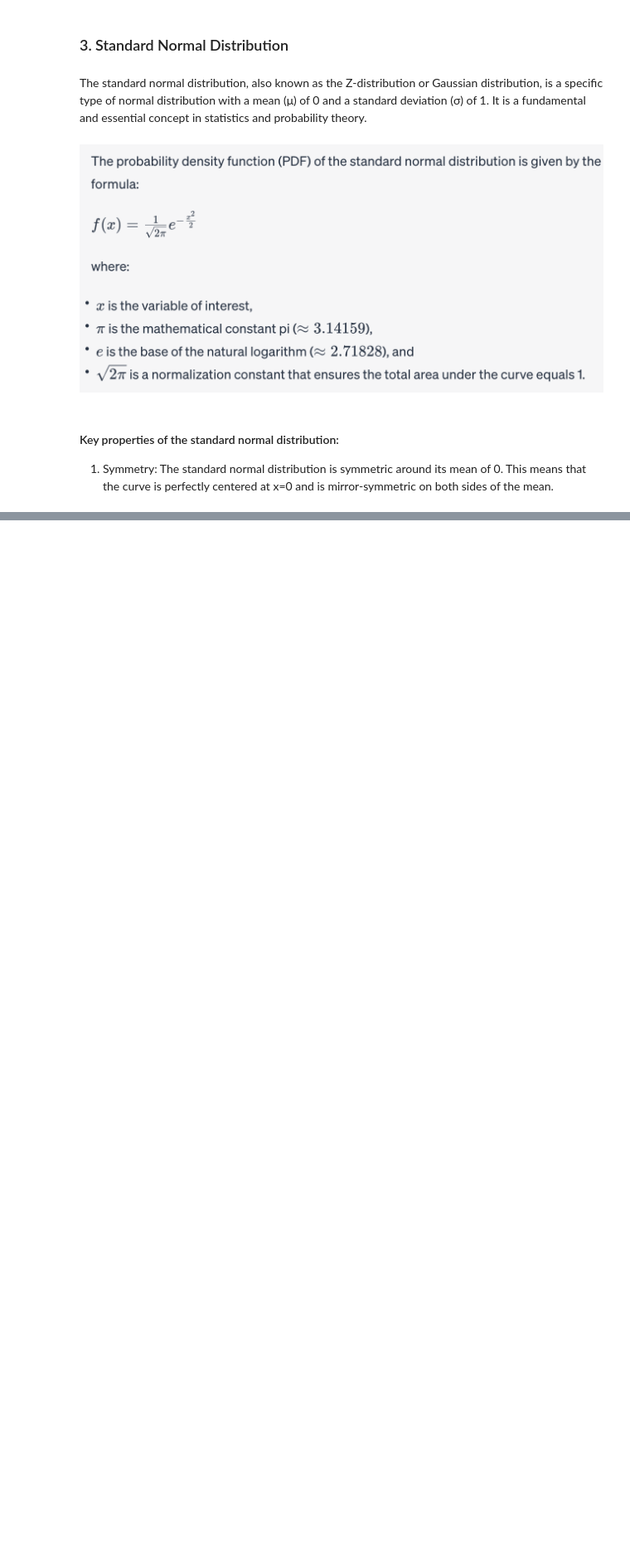
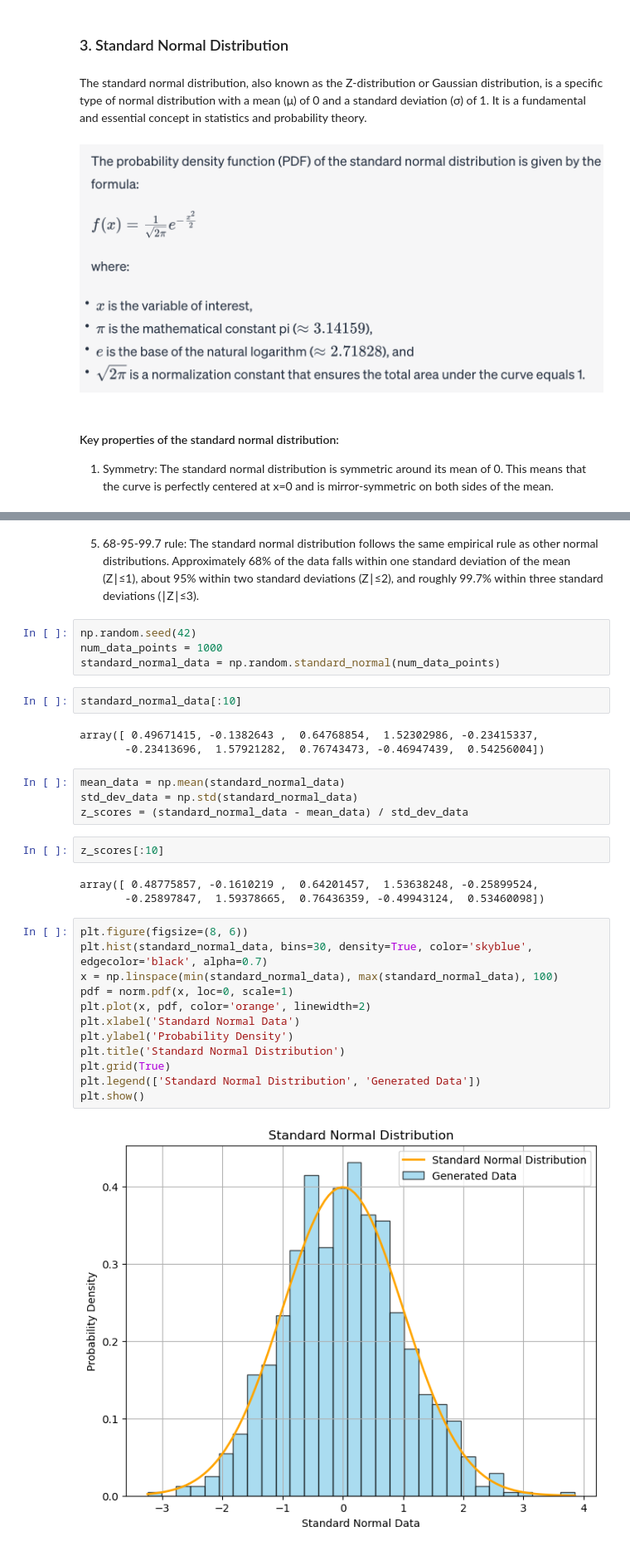
Before and after one commit to AnalyticalHarry/AdvanceStatistics, a Jupyter notebook: CHAPTER 3 - STANDARD SCORES.ipynb, the cells around one changed output, grey strips where cells are left out. Shown at 83% size. Drawn from its saved outputs; the diff is of its cells as text; blank space fills up the shorter version.

```diff
--- a/CHAPTER 3 - STANDARD SCORES.ipynb
+++ b/CHAPTER 3 - STANDARD SCORES.ipynb
@@ -163,0 +222,34 @@ The standard normal distribution, also known as the Z-distribution or Gaussian d
+# %% [markdown]
+5. 68-95-99.7 rule: The standard normal distribution follows the same empirical rule as other normal distributions. Approximately 68% of the data falls within one standard deviation of the mean (Z∣≤1), about 95% within two standard deviations (Z∣≤2), and roughly 99.7% within three standard deviations (∣Z∣≤3).
+# %%
+np.random.seed(42)
+num_data_points = 1000
+standard_normal_data = np.random.standard_normal(num_data_points)
+# %%
+standard_normal_data[:10]
+# %% [output]
+array([ 0.49671415, -0.1382643 ,  0.64768854,  1.52302986, -0.23415337,
+       -0.23413696,  1.57921282,  0.76743473, -0.46947439,  0.54256004])
+# %%
+mean_data = np.mean(standard_normal_data)
+std_dev_data = np.std(standard_normal_data)
+z_scores = (standard_normal_data - mean_data) / std_dev_data
+# %%
+z_scores[:10]
+# %% [output]
+array([ 0.48775857, -0.1610219 ,  0.64201457,  1.53638248, -0.25899524,
+       -0.25897847,  1.59378665,  0.76436359, -0.49943124,  0.53460098])
+# %%
+plt.figure(figsize=(8, 6))
+plt.hist(standard_normal_data, bins=30, density=True, color='skyblue', edgecolor='black', alpha=0.7)
+x = np.linspace(min(standard_normal_data), max(standard_normal_data), 100)
+pdf = norm.pdf(x, loc=0, scale=1)
+plt.plot(x, pdf, color='orange', linewidth=2)
+plt.xlabel('Standard Normal Data')
+plt.ylabel('Probability Density')
+plt.title('Standard Normal Distribution')
+plt.grid(True)
+plt.legend(['Standard Normal Distribution', 'Generated Data'])
+plt.show()
+# %% [output]
+[figure, added]
```
Also changed, not shown: parts of 49 cells of this notebook.
